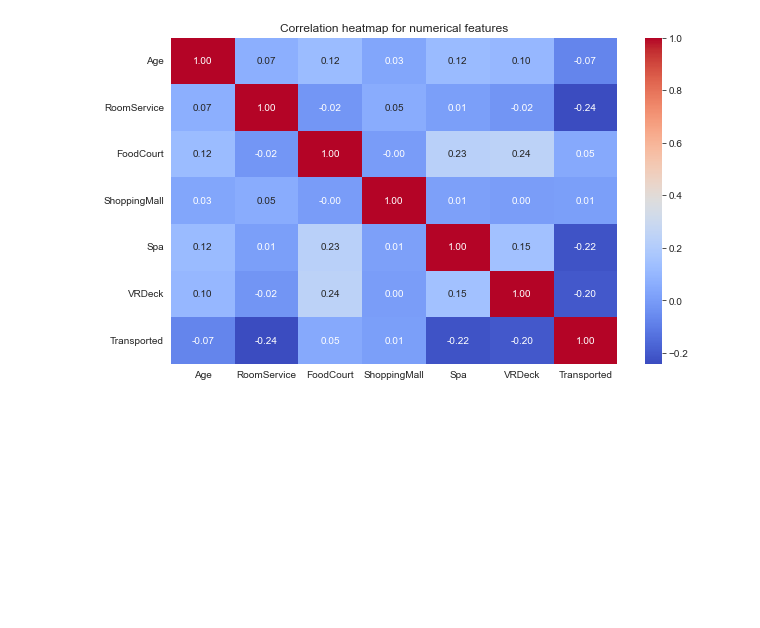
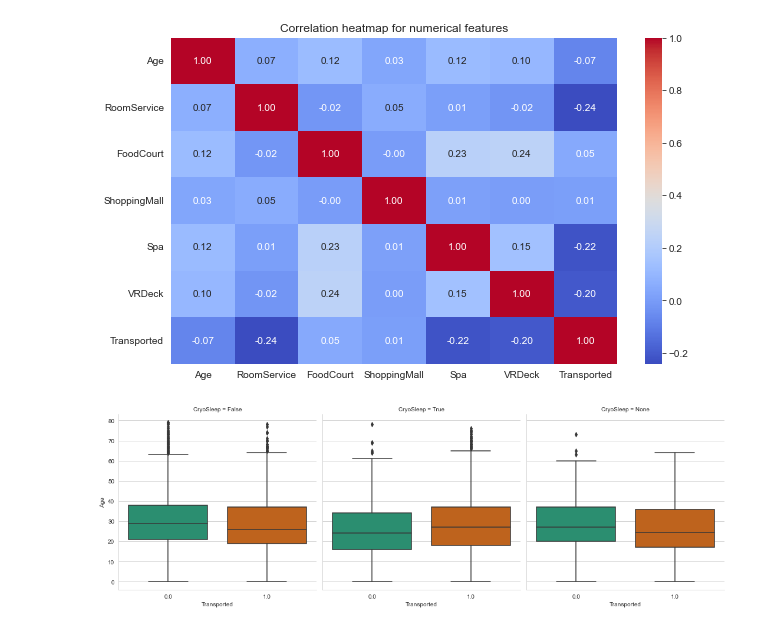
Before and after one commit to bronkaeux/spaceship-titanic, a Jupyter notebook: data_preparation.ipynb, the cells around one changed output. Saved outputs shown, nothing was run; the diff lists cells and outputs as text; code cells hidden in the pictures; blank space fills up the shorter version.

Commit message:
added catplots & decision tree model

```diff
--- a/data_preparation.ipynb
+++ b/data_preparation.ipynb
@@ -737,3 +740,7 @@ sns.heatmap(df.corr(),annot=True,cmap='coolwarm',fmt='.2f')
 plt.title('Correlation heatmap for numerical features');
 # %% [output]
 [figure]
+# %%
+sns.catplot(x='Transported',y='Age',data=df,kind='box',col='CryoSleep',palette='Dark2');
+# %% [output]
+[figure, added]
```
Also changed, not shown: parts of 7 cells of this notebook, 2 other files.
